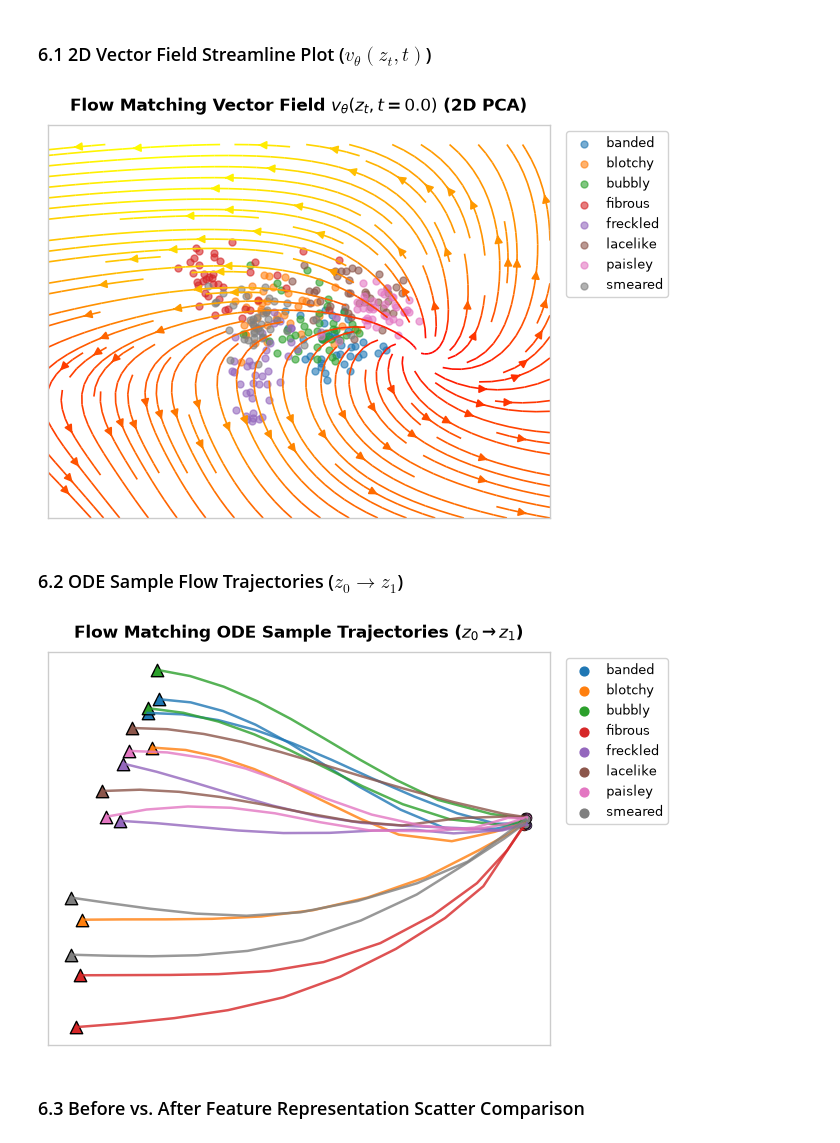
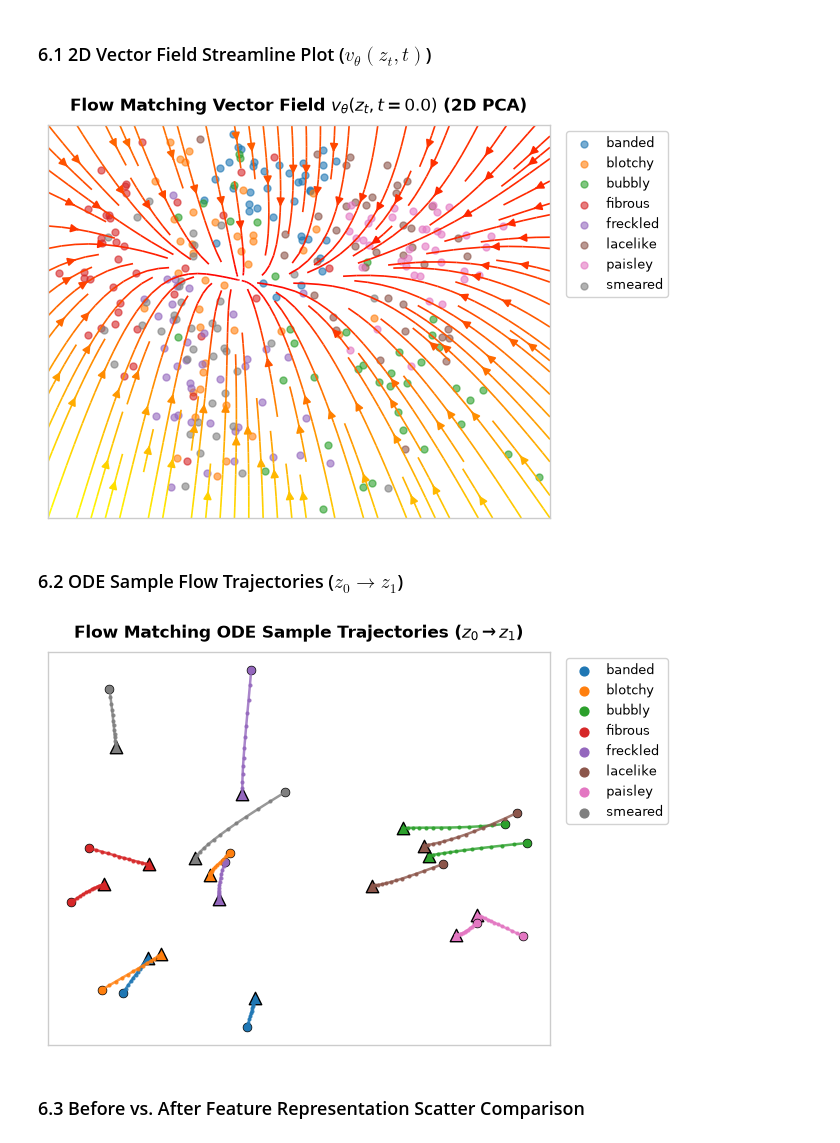
Before and after one commit to Asaf21S/flow-matching-as-a-layer, a Jupyter notebook: notebooks/flow_matching_layer.ipynb, the cells around one changed output. Cells and saved outputs as stored; diff of their text form; code cells hidden in the pictures.

Commit message:
Refactor Stage 3 to decouple Flow Matching architecture, fix visualizer normalizations, and document centroid overfitting limitations

```diff
--- a/notebooks/flow_matching_layer.ipynb
+++ b/notebooks/flow_matching_layer.ipynb
@@ -130,15 +130,16 @@ Datasets, feature caches, and subset indices ready.
 # %%
 import torch
 from src.fmlayer.encoders.base import default_device
-from src.fmlayer.models.flow_matching import VectorFieldMLP, FlowMatchingLayer, compute_cfm_loss, build_flow_matching_layer
-from src.fmlayer.models.stage3 import Stage3, build_stage3
+from src.fmlayer.models.flow_matching_mlp import VelocityField, ClipFlowWrapper, build_velocity_field
+
 
 device = default_device()
 # Test vector field, CFM loss, and integration on synthetic features
 dummy_x = torch.randn(16, 512, device=device)
-fm_probe = build_stage3(embed_dim=512, num_classes=47, seed=42, device=device)
-dummy_logits = fm_probe(dummy_x, num_steps=10)
+fm_layer = build_velocity_field(embed_dim=512, seed=42, device=device)
+from src.fmlayer.models.flow_ode import rollout
+dummy_z, _ = rollout(fm_layer, dummy_x, steps=12)
 
-print(f"Flow Matching Layer + Linear Probe instantiated successfully!")
-print(f"Input shape: {dummy_x.shape} -> Output logits shape: {dummy_logits.shape}")
+print(f"Flow Matching Layer instantiated successfully!")
+print(f"Input shape: {dummy_x.shape} -> Output transformed features shape: {dummy_z.shape}")
 # %% [output]
@@ -151,7 +152,7 @@ from src.fmlayer.train.train_fm import run_all_stage3
 from src.fmlayer.train.train_linear import summarize_linear_probes
 
 # Train Flow Matching vector field + linear probe across 3 encoders x K in {5, 10, full} x 3 seeds
-fm_results = run_all_stage3(max_epochs=200, cfm_epochs=50)
+fm_results = run_all_stage3(max_epochs=200)
 fm_summary = summarize_linear_probes(fm_results)
 # %% [output]
 Device: cuda
@@ -204,23 +205,23 @@ In Continuous Normalizing Flows and Flow Matching literature (Lipman et al., 202
 # %%
 from src.fmlayer.features.cache import load_split
 from src.fmlayer.viz.flow_viz import plot_flow_vector_field_2d, plot_flow_trajectories_2d, plot_before_after_embeddings
 
 # Select a representative trained model and test split
 target_key = "resnet18/dtd/full/0"
-sample_model = fm_results[target_key]["model"] if "fm_results" in locals() and target_key in fm_results else fm_probe
+sample_model = fm_results[target_key]["fm_layer"] if "fm_results" in locals() and target_key in fm_results else fm_layer
 test_feats, test_lbls, test_meta = load_split("resnet18", "dtd", "test")
 
 # Plot continuous vector field streamlines over 2D PCA projection
 plot_flow_vector_field_2d(sample_model, test_feats, test_lbls, test_meta, t=0.0, device=device)
 # %% [output]
-[figure, old version]
+[figure, new version]
 # %% [markdown]
 ### 6.2 ODE Sample Flow Trajectories ($z_0 \rightarrow z_1$)
 # %%
 # Plot integration flow trajectories from z0 to z1 across 2D PCA representation space
-plot_flow_trajectories_2d(sample_model, test_feats, test_lbls, test_meta, num_steps=10, device=device)
+plot_flow_trajectories_2d(sample_model, test_feats, test_lbls, test_meta, num_steps=12, device=device)
 # %% [output]
-[figure, old version]
+[figure, new version]
 # %% [markdown]
 ### 6.3 Before vs. After Feature Representation Scatter Comparison
 # %%
```
Also changed, not shown: parts of 4 cells of this notebook, 10 other files.
